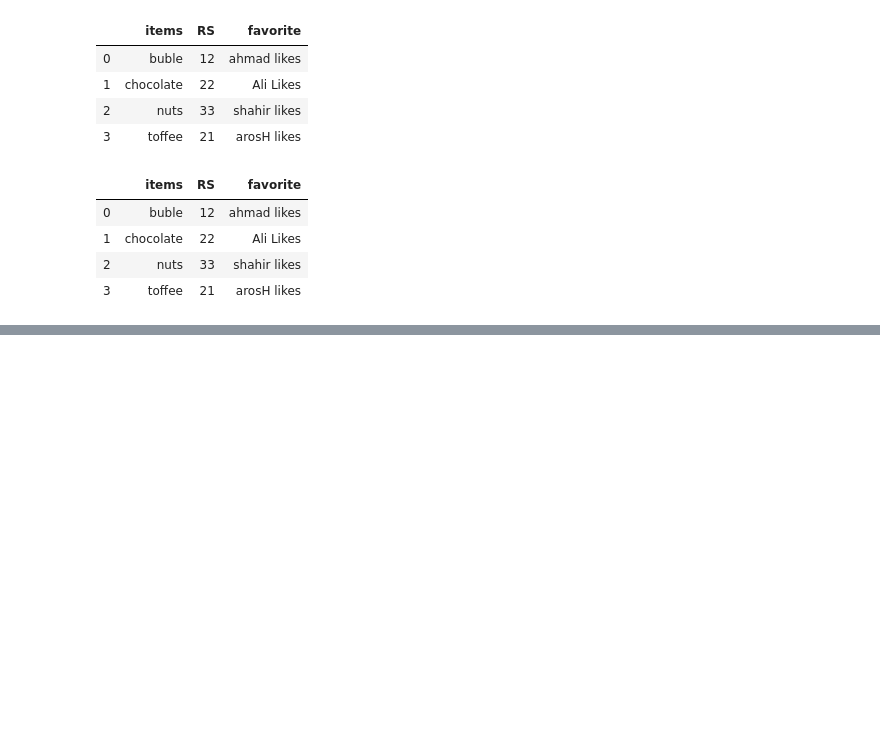
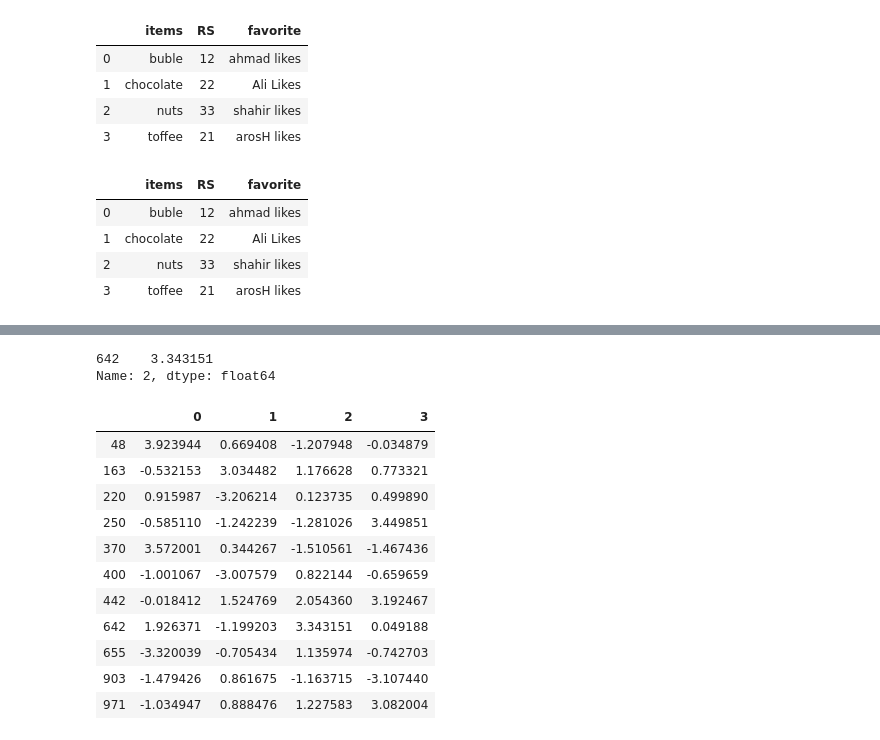
Before and after one commit to 1zulkifel/Data_Analysis_With_python, a Jupyter notebook: Data_Cleaning_and_Preparation.ipynb, the cells around one changed output, grey strips where cells are left out. Drawn from its saved outputs; the diff is of its cells as text; code cells hidden in the pictures; blank space fills up the shorter version.

```diff
--- a/Data_Cleaning_and_Preparation.ipynb
+++ b/Data_Cleaning_and_Preparation.ipynb
@@ -433,0 +628,3 @@ data1
+# %%
+data = pd.DataFrame(np.random.randn(1000, 4))
+data.describe()
@@ -433,0 +641,22 @@ data1
+# %%
+col=data[2]
+col[np.abs(col)>3]
+# %% [output]
+642    3.343151
+Name: 2, dtype: float64
+# %%
+#select all rows having a value exceeding 3 or –3
+data[(np.abs(data) > 3).any(1)]
+# %% [output]
+|  | 0 | 1 | 2 | 3 |
+| 48 | 3.923944 | 0.669408 | -1.207948 | -0.034879 |
+| 163 | -0.532153 | 3.034482 | 1.176628 | 0.773321 |
+| 220 | 0.915987 | -3.206214 | 0.123735 | 0.499890 |
+| 250 | -0.585110 | -1.242239 | -1.281026 | 3.449851 |
+| 370 | 3.572001 | 0.344267 | -1.510561 | -1.467436 |
+| 400 | -1.001067 | -3.007579 | 0.822144 | -0.659659 |
+| 442 | -0.018412 | 1.524769 | 2.054360 | 3.192467 |
+| 642 | 1.926371 | -1.199203 | 3.343151 | 0.049188 |
+| 655 | -3.320039 | -0.705434 | 1.135974 | -0.742703 |
+| 903 | -1.479426 | 0.861675 | -1.163715 | -3.107440 |
+| 971 | -1.034947 | 0.888476 | 1.227583 | 3.082004 |
```
Also changed, not shown: parts of 41 cells of this notebook.
